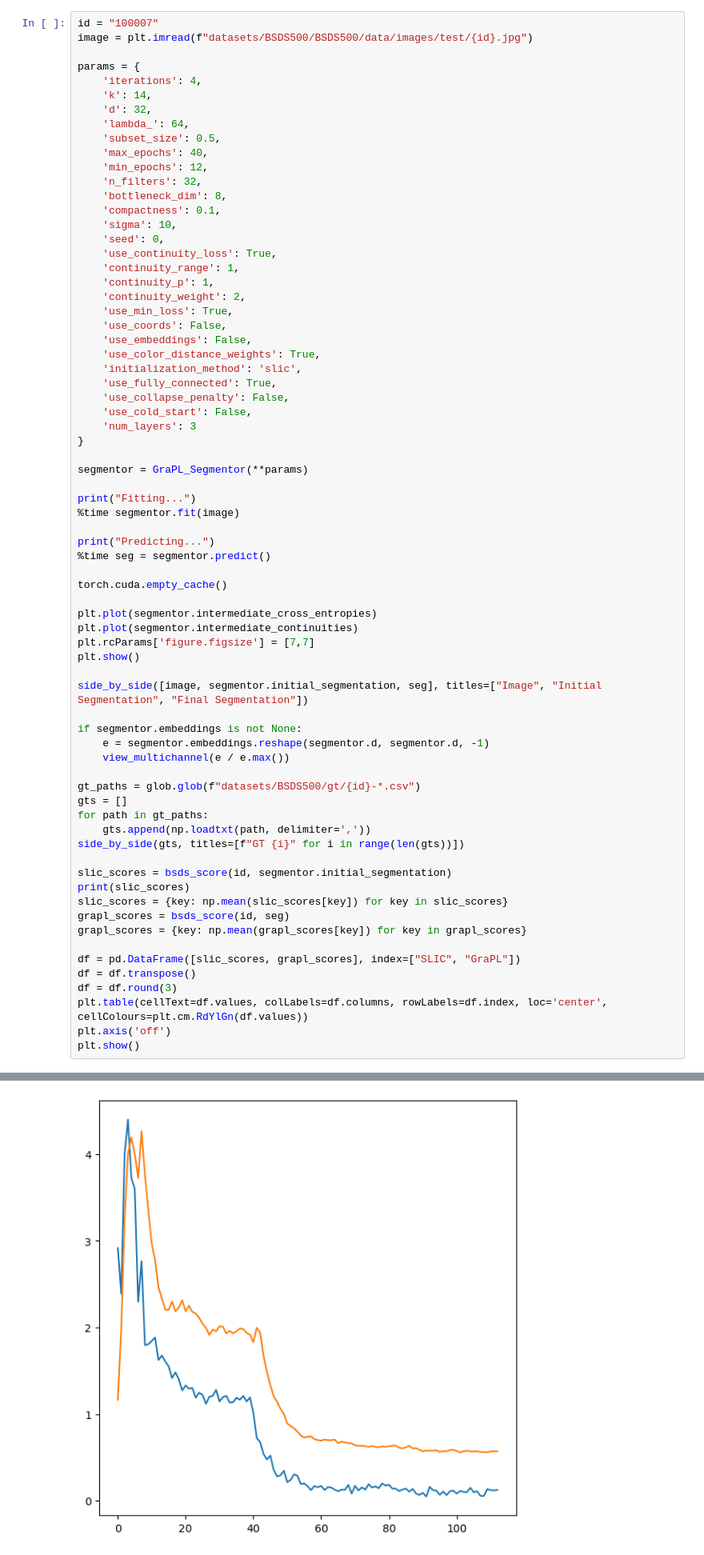
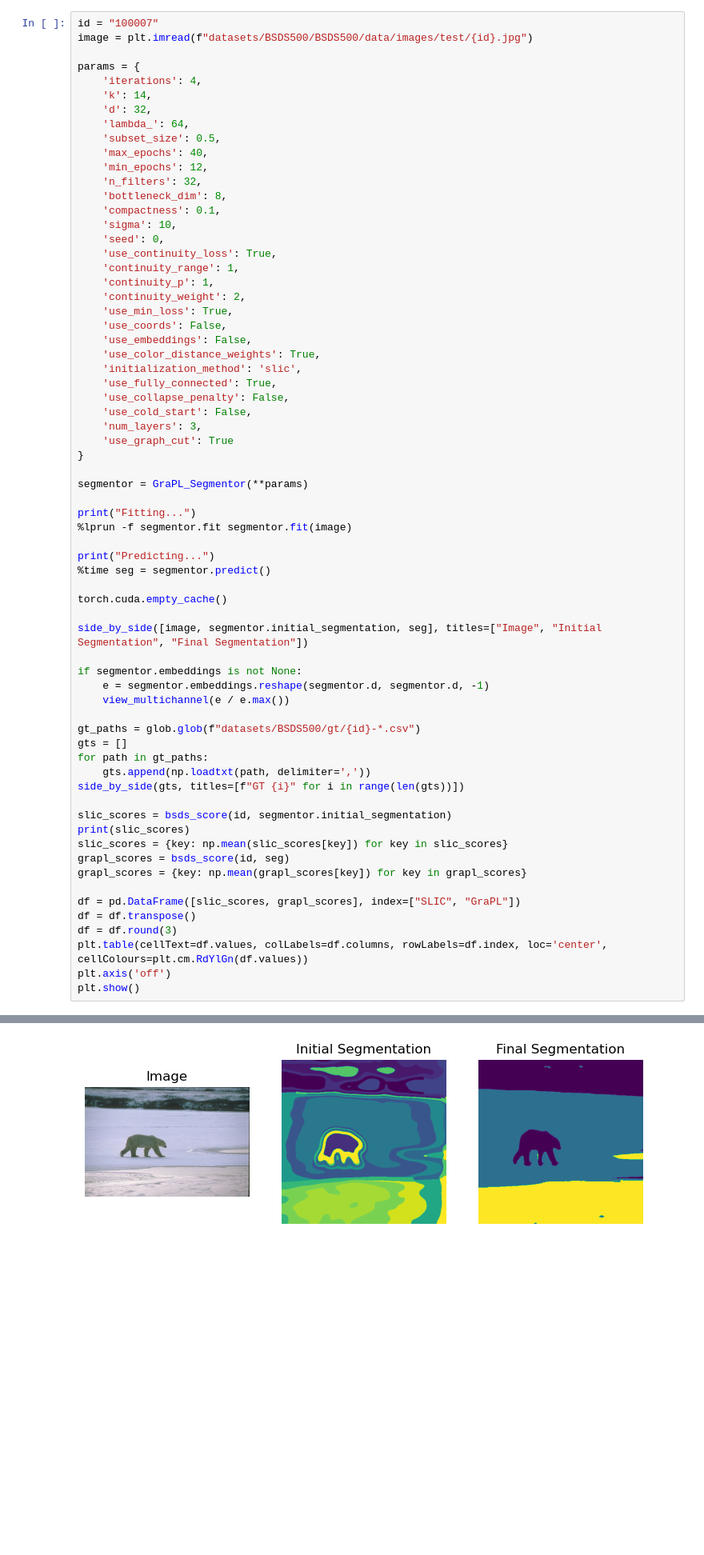
Before and after one commit to isaacwasserman/GraPL, a Jupyter notebook: GraPL_testbench.ipynb, the cells around one changed output, grey strips where cells are left out. Shown at 80% size. Drawn from its saved outputs; the diff is of its cells as text; blank space fills up the shorter version.

```diff
--- a/GraPL_testbench.ipynb
+++ b/GraPL_testbench.ipynb
@@ -58,23 +56,19 @@ params = {
     'use_fully_connected': True,
     'use_collapse_penalty': False,
     'use_cold_start': False,
-    'num_layers': 3
+    'num_layers': 3,
+    'use_graph_cut': True
 }
 
 segmentor = GraPL_Segmentor(**params)
 
 print("Fitting...")
-%time segmentor.fit(image)
+%lprun -f segmentor.fit segmentor.fit(image)
 
 print("Predicting...")
 %time seg = segmentor.predict()
 
 torch.cuda.empty_cache()
-
-plt.plot(segmentor.intermediate_cross_entropies)
-plt.plot(segmentor.intermediate_continuities)
-plt.rcParams['figure.figsize'] = [7,7]
-plt.show()
 
 side_by_side([image, segmentor.initial_segmentation, seg], titles=["Image", "Initial Segmentation", "Final Segmentation"])
 
@@ -110 +102 @@ Wall time: 70.4 ms
-[figure, old version]
+[figure, new version]
```
Also changed, not shown: parts of 4 cells of this notebook, 5 other files.
